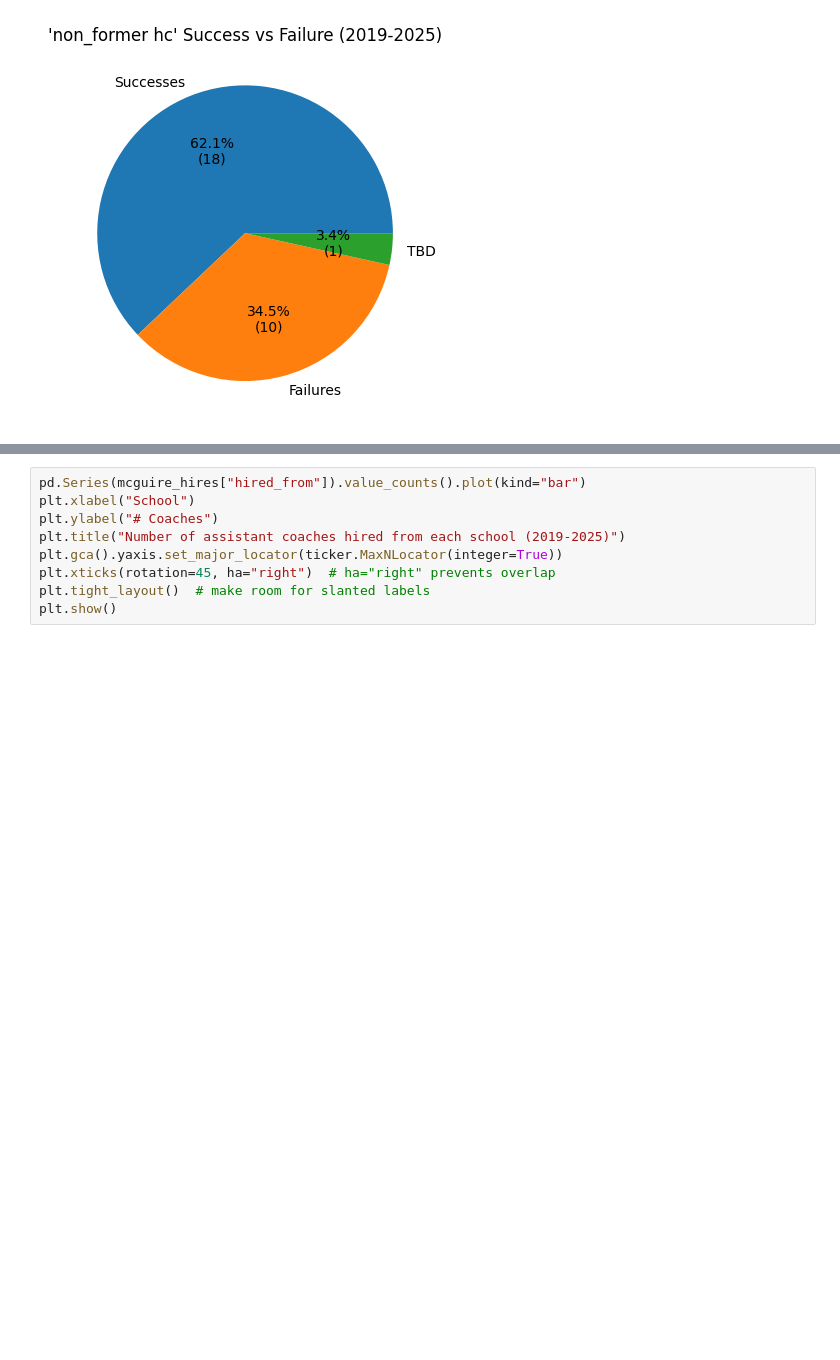
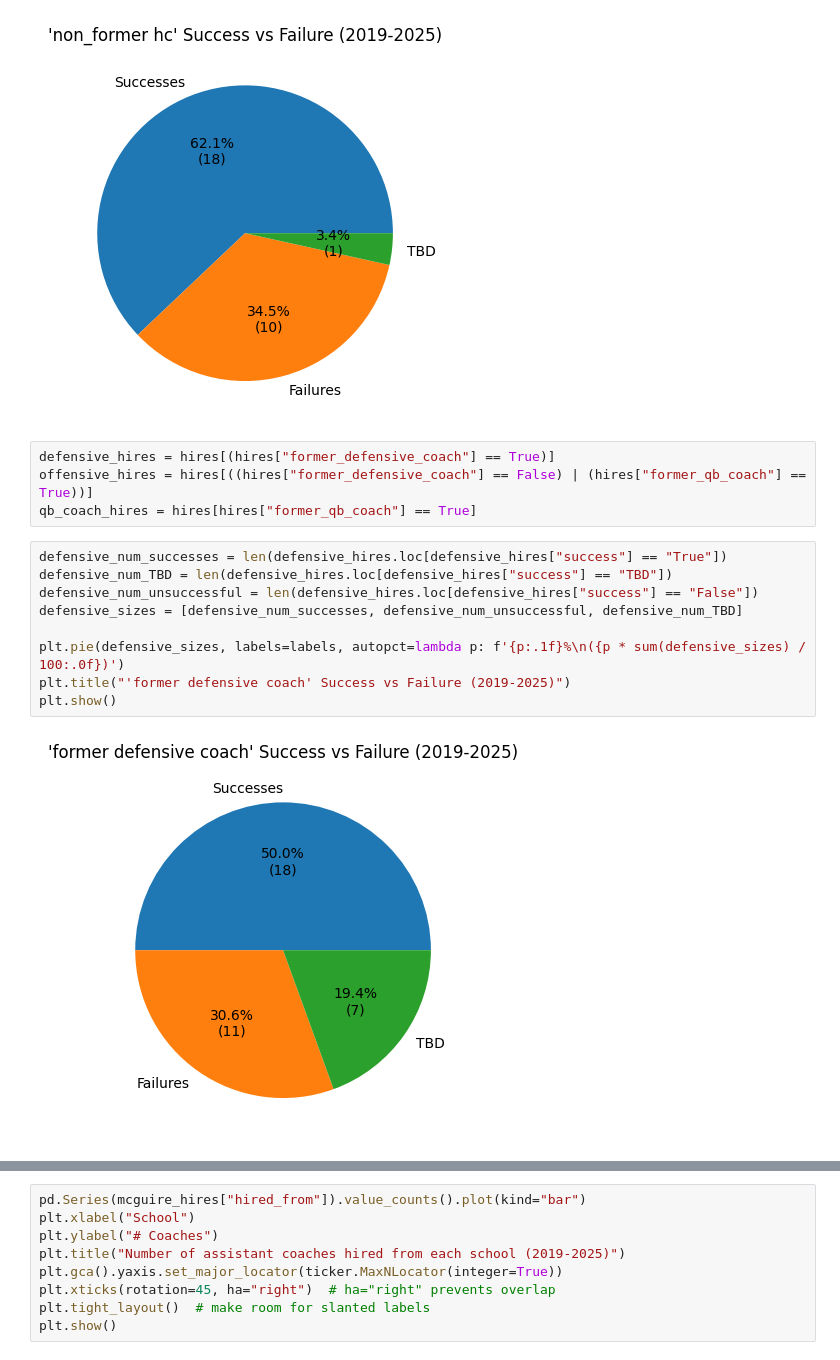
Before and after one commit to lemonannn/ncaa_coaching_analysis, a Jupyter notebook: coach_analysis.ipynb, the cells around one changed output, grey strips where cells are left out. Saved outputs shown, nothing was run; the diff lists cells and outputs as text; blank space fills up the shorter version.

```diff
--- a/coach_analysis.ipynb
+++ b/coach_analysis.ipynb
@@ -265,3 +265,18 @@ plt.title("'non_former hc' Success vs Failure (2019-2025)")
 plt.show()
 # %% [output]
 [figure]
+# %%
+defensive_hires = hires[(hires["former_defensive_coach"] == True)]
+offensive_hires = hires[((hires["former_defensive_coach"] == False) | (hires["former_qb_coach"] == True))]
+qb_coach_hires = hires[hires["former_qb_coach"] == True]
+# %%
+defensive_num_successes = len(defensive_hires.loc[defensive_hires["success"] == "True"])
+defensive_num_TBD = len(defensive_hires.loc[defensive_hires["success"] == "TBD"])
+defensive_num_unsuccessful = len(defensive_hires.loc[defensive_hires["success"] == "False"])
+defensive_sizes = [defensive_num_successes, defensive_num_unsuccessful, defensive_num_TBD]
+
+plt.pie(defensive_sizes, labels=labels, autopct=lambda p: f'{p:.1f}%\n({p * sum(defensive_sizes) / 100:.0f})')
+plt.title("'former defensive coach' Success vs Failure (2019-2025)")
+plt.show()
+# %% [output]
+[figure, added]
```
Also changed, not shown: parts of 14 cells of this notebook.
